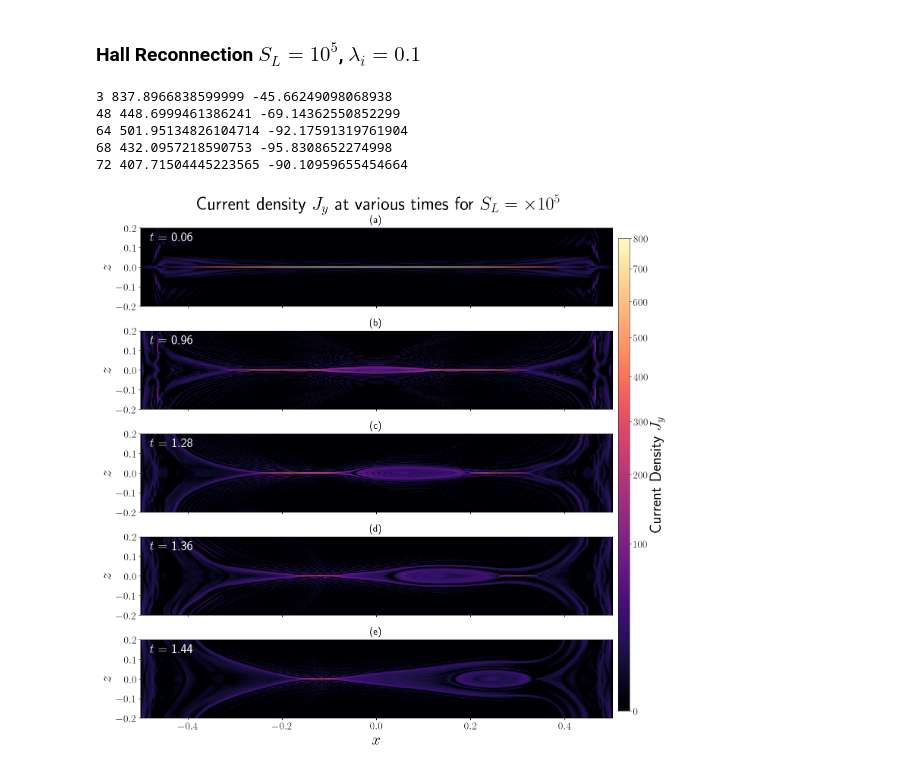
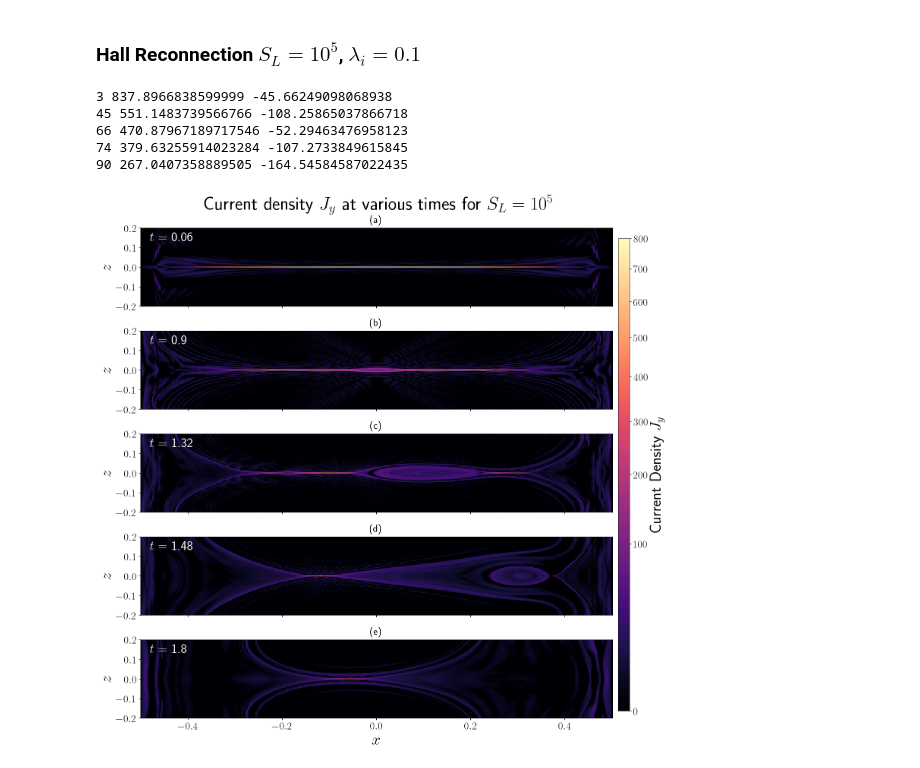
Before and after one commit to conanliptortt/MMath-Project-CL, a Jupyter notebook: Current_Density_Plots/Stacked_Current_Density.ipynb, the cells around one changed output. Drawn from its saved outputs; the diff is of its cells as text; code cells hidden in the pictures.

Commit message:
more plots

```diff
--- a/Current_Density_Plots/Stacked_Current_Density.ipynb
+++ b/Current_Density_Plots/Stacked_Current_Density.ipynb
@@ -37,7 +37,7 @@ class CustomNorm(mcolors.Normalize):
 
 
 def plot_stacked(ds, title, zs):
-    '''Input list of times ds and returns a stacked plot of current densitylsdir'''
+    '''Input list of times ds and returns a stacked plot of current density'''
     n = len(ds)
     fig, axs = plt.subplots(n, 1, figsize=(15, 3*n), sharex=True)
 
@@ -182,12 +182,12 @@ os.chdir(simulation)
 data_dir = 'Data'
 data = sh.getdata(0,data_dir, verbose=False)
 # %%
-fig = plot_stacked([3,48,64,72], r'$S_L = \times 10^5$', [-0.2,0.2])
-#fig.savefig('plasmoid_non_linear_stack.png', bbox_inches='tight')
+fig = plot_stacked([3,45,66,74, 90], r'$S_L = 10^5$', [-0.2,0.2])
+#fig.savefig('hall_sim_13_stack.png', bbox_inches='tight')
 # %% [output]
 3 837.8966838599999 -45.66249098068938
-48 448.6999461386241 -69.14362550852299
-64 501.95134826104714 -92.17591319761904
-68 432.0957218590753 -95.8308652274998
-72 407.71504445223565 -90.10959655454664
+45 551.1483739566766 -108.25865037866718
+66 470.87967189717546 -52.29463476958123
+74 379.63255914023284 -107.2733849615845
+90 267.0407358889505 -164.54584587022435
-[figure, old version]
+[figure, new version]
```
Also changed, not shown: 3 other files.
